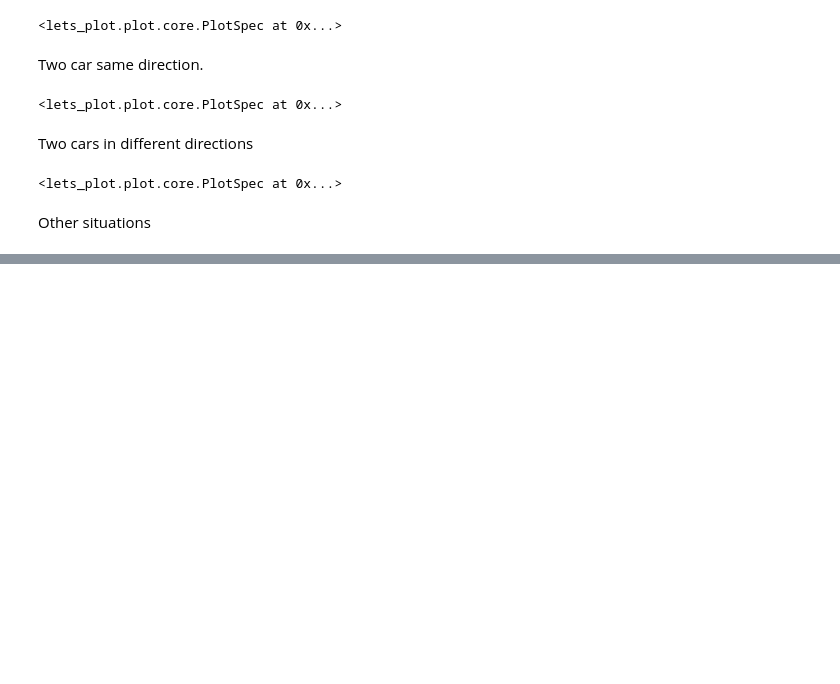
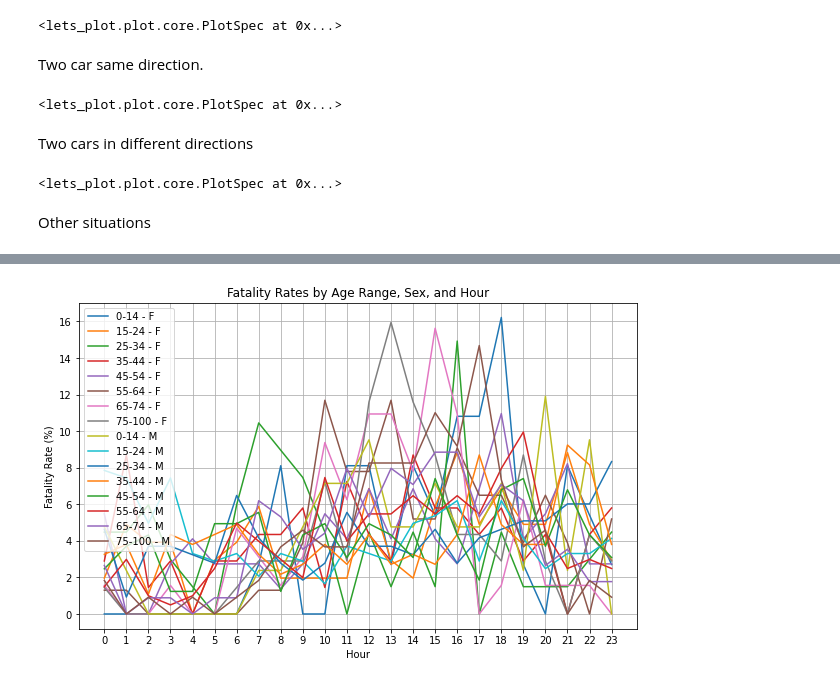
Before and after one commit to pokwir/National-Collision-Database-Analysis, a Jupyter notebook: notebooks/data_analysis.ipynb, the cells around one changed output, grey strips where cells are left out. Drawn from its saved outputs; the diff is of its cells as text; code cells hidden in the pictures; blank space fills up the shorter version.

```diff
--- a/notebooks/data_analysis.ipynb
+++ b/notebooks/data_analysis.ipynb
@@ -557,0 +641,2 @@ df7[3]['C_RALN'].replace({1: 'straight', 2: 'straight—gradient', 3: 'curve-lev
+# %%
+grouped.reset_index(drop=False, inplace=True)
@@ -557,0 +653,9 @@ df7[3]['C_RALN'].replace({1: 'straight', 2: 'straight—gradient', 3: 'curve-lev
+# %%
+df_f = grouped[['AgeRange', 'F']].rename(columns={'F': 'Percentage', 'AgeRange': 'AgeRange', 'M': 'F'})
+df_m = grouped[['AgeRange', 'M']].rename(columns={'M': 'Percentage', 'AgeRange': 'AgeRange', 'F': 'M'})
+# %%
+df_f['Gender'] = 'F'
+df_m['Gender'] = 'M'
+# %%
+df = pd.concat([df_f, df_m])
+df
@@ -557,0 +768,44 @@ df7[3]['C_RALN'].replace({1: 'straight', 2: 'straight—gradient', 3: 'curve-lev
+# %%
+df = df[df['P_AGE']!= 'UU']
+df = df[df['P_AGE']!= 'NN']
+df = df[df['P_ISEV']!= 'U']
+df = df[df['P_ISEV']!= 'N']
+df = df[df['P_SEX']!= 'U']
+df = df[df['C_HOUR']!= 'UU']
+
+df['P_AGE'] = pd.to_numeric(df['P_AGE'])
+df['C_HOUR'] = pd.to_numeric(df['C_HOUR'])
+df['P_ISEV'] = pd.to_numeric(df['P_ISEV'])
+
+# Define age ranges
+age_ranges = [(0, 14), (15, 24), (25, 34), (35, 44), (45, 54), (55, 64), (65, 74), (75, 100)]
+
+# Create a new column 'AgeRange' based on age ranges
+df['AgeRange'] = pd.cut(df['P_AGE'], bins=[age[0] for age in age_ranges] + [age_ranges[-1][1]], labels=[f'{age[0]}-{age[1]}' for age in age_ranges])
+
+# Filter the DataFrame to consider only fatality cases (P_ISEV == 3)
+fatality_df = df[df['P_ISEV'] == 3]
+
+# Group by AgeRange, P_SEX, and C_HOUR, and calculate fatality rates
+grouped = fatality_df.groupby(['AgeRange', 'P_SEX', 'C_HOUR']).size().unstack(fill_value=0)
+grouped = grouped.div(grouped.sum(axis=1), axis=0) * 100  # Convert to percentages
+
+# Plotting
+fig, ax = plt.subplots(figsize=(10, 6))
+
+# Plot each line for different sex and age group
+for sex in ['F', 'M']:
+    for age_range in grouped.index.levels[0]:
+        data = grouped.loc[age_range, sex]
+        ax.plot(data.index, data.values, label=f'{age_range} - {sex}')
+
+ax.set_xlabel('Hour')
+ax.set_ylabel('Fatality Rate (%)')
+ax.set_title('Fatality Rates by Age Range, Sex, and Hour')
+ax.legend()
+ax.grid()
+
+plt.xticks(range(24))
+plt.show()
+# %% [output]
+[figure, added]
```
Also changed, not shown: parts of 16 cells of this notebook.
